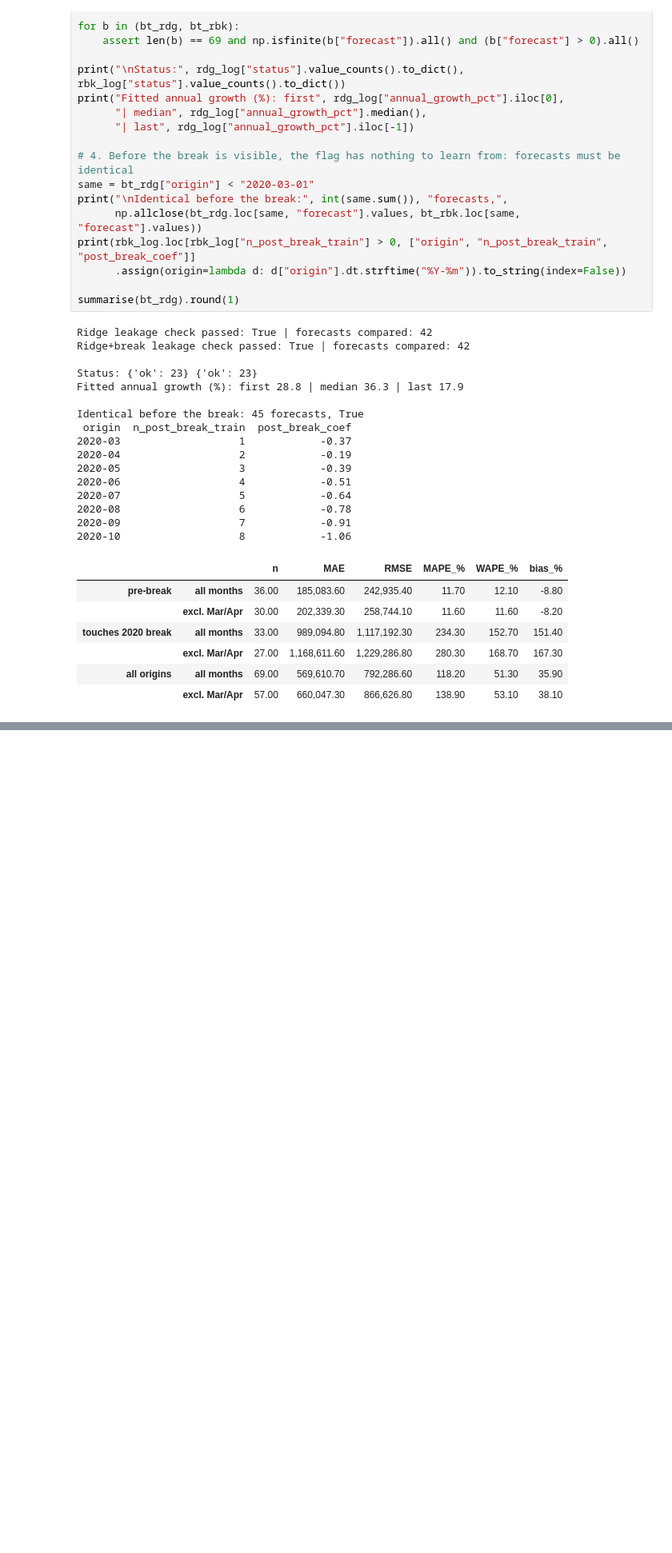
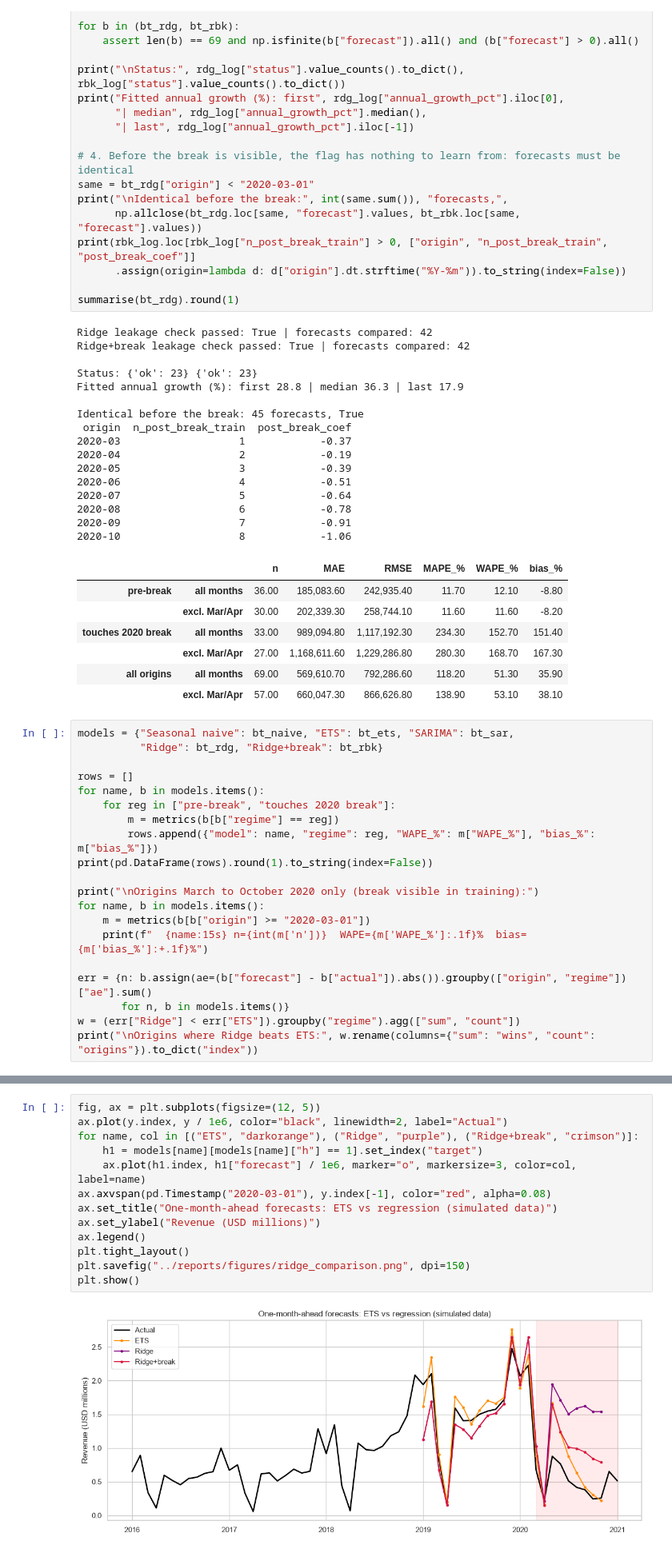
Before and after one commit to Mohsintahseen/sales-intelligence-system, a Jupyter notebook: notebooks/02_forecasting.ipynb, the cells around one changed output, grey strips where cells are left out. Shown at 80% size. Drawn from its saved outputs; the diff is of its cells as text; blank space fills up the shorter version.

Commit message:
Phase 5: ridge results and comparison cells

```diff
--- a/notebooks/02_forecasting.ipynb
+++ b/notebooks/02_forecasting.ipynb
@@ -495,3 +495,23 @@ Identical before the break: 45 forecasts, True
 |  | excl. Mar/Apr | 27.00 | 1,168,611.60 | 1,229,286.80 | 280.30 | 168.70 | 167.30 |
 | all origins | all months | 69.00 | 569,610.70 | 792,286.60 | 118.20 | 51.30 | 35.90 |
 |  | excl. Mar/Apr | 57.00 | 660,047.30 | 866,626.80 | 138.90 | 53.10 | 38.10 |
+# %%
+models = {"Seasonal naive": bt_naive, "ETS": bt_ets, "SARIMA": bt_sar,
+          "Ridge": bt_rdg, "Ridge+break": bt_rbk}
+
+rows = []
+for name, b in models.items():
+    for reg in ["pre-break", "touches 2020 break"]:
+        m = metrics(b[b["regime"] == reg])
+        rows.append({"model": name, "regime": reg, "WAPE_%": m["WAPE_%"], "bias_%": m["bias_%"]})
+print(pd.DataFrame(rows).round(1).to_string(index=False))
+
+print("\nOrigins March to October 2020 only (break visible in training):")
+for name, b in models.items():
+    m = metrics(b[b["origin"] >= "2020-03-01"])
+    print(f"  {name:15s} n={int(m['n'])}  WAPE={m['WAPE_%']:.1f}%  bias={m['bias_%']:+.1f}%")
+
+err = {n: b.assign(ae=(b["forecast"] - b["actual"]).abs()).groupby(["origin", "regime"])["ae"].sum()
+       for n, b in models.items()}
+w = (err["Ridge"] < err["ETS"]).groupby("regime").agg(["sum", "count"])
+print("\nOrigins where Ridge beats ETS:", w.rename(columns={"sum": "wins", "count": "origins"}).to_dict("index"))
@@ -497,0 +539,15 @@ Identical before the break: 45 forecasts, True
+# %%
+fig, ax = plt.subplots(figsize=(12, 5))
+ax.plot(y.index, y / 1e6, color="black", linewidth=2, label="Actual")
+for name, col in [("ETS", "darkorange"), ("Ridge", "purple"), ("Ridge+break", "crimson")]:
+    h1 = models[name][models[name]["h"] == 1].set_index("target")
+    ax.plot(h1.index, h1["forecast"] / 1e6, marker="o", markersize=3, color=col, label=name)
+ax.axvspan(pd.Timestamp("2020-03-01"), y.index[-1], color="red", alpha=0.08)
+ax.set_title("One-month-ahead forecasts: ETS vs regression (simulated data)")
+ax.set_ylabel("Revenue (USD millions)")
+ax.legend()
+plt.tight_layout()
+plt.savefig("../reports/figures/ridge_comparison.png", dpi=150)
+plt.show()
+# %% [output]
+[figure, added]
```
Also changed, not shown: parts of 1 cell of this notebook.
